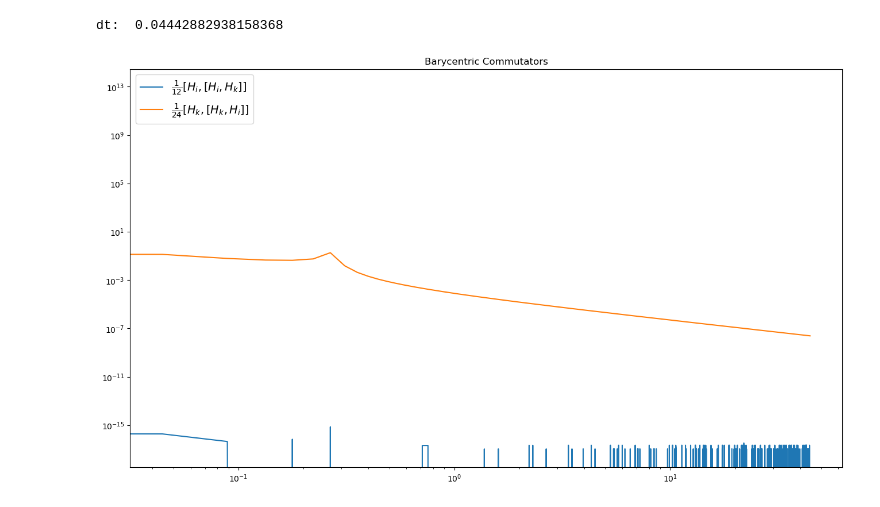
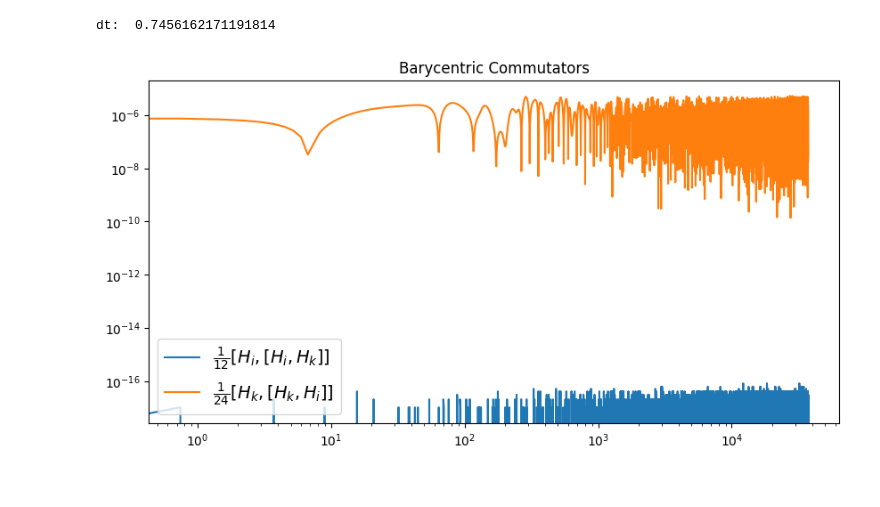
Before and after one commit to luke-wriglesworth/rebound, a Jupyter notebook: barycentric testing/commutator/commutator.ipynb, the cells around one changed output. Cells and saved outputs as stored; diff of their text form; code cells hidden in the pictures.

```diff
--- a/barycentric testing/commutator/commutator.ipynb
+++ b/barycentric testing/commutator/commutator.ipynb
@@ -36,7 +36,7 @@ def commutator_i_i_k(r,dt):
     kepler_operator(r,-dt/2.);
     interaction_operator(r,-dt);
     ef = sim.energy();
-    return np.abs(ef-ei)/np.abs(ei)/12.
+    return (np.abs(ef-ei)/np.abs(ei))/12.
 
 # [H_k,[H_k,H_i]]
 def commutator_k_k_i(r,dt):
@@ -52,43 +52,41 @@ def commutator_k_k_i(r,dt):
     interaction_operator(r,-dt)
     kepler_operator(r,-dt/2.)
     ef = sim.energy()
-    return np.abs(ef-ei)/np.abs(ei)/24.
+    return (np.abs(ef-ei)/np.abs(ei))/24.
 
 def init_particles(sim):
-    sim.add(m=1.)
-    sim.add(m=1.,a=1.)
-
-    #data.add_outer_solar_system(sim)
-
+    # sim.add(m=1.)
+    # sim.add(m=1.,a=1.)
+    data.add_outer_solar_system(sim)
     #data.add_solar_system(sim)
 
 sim = rebound.Simulation()
 sim.integrator= "whfast"
 sim.ri_whfast.coordinates = "barycentric"
 sim.ri_whfast.corrector = 0
 r = byref(sim)
 init_particles(sim)
 p = sim.particles[1].P
 dt = p/100.
 print("dt: ",dt)
-times = np.arange(0,10*sim.particles[1].P,dt)
+times = np.arange(0,500*sim.particles[1].P,dt)
 iik = np.zeros(len(times))
 kki = np.zeros(len(times))
 
 for i,t in enumerate(times):
     sim.integrate(t)
     iik[i] = commutator_i_i_k(r,dt)
     kki[i] = commutator_k_k_i(r,dt)
     p = sim.particles[1].P
 
-fig = plt.figure(figsize  = (16,9))
+fig = plt.figure(figsize  = (10,5))
 plt.title("Barycentric Commutators")
 plt.plot(times,iik ,label=r"$\frac{1}{12}[H_i,[H_i,H_k]]$")
 plt.plot(times,kki, label=r"$\frac{1}{24}[H_k,[H_k,H_i]]$")
 plt.yscale('log')
 plt.xscale('log')
-plt.legend(loc = "upper left", fontsize=14)
+plt.legend(loc = "lower left", fontsize=14)
 plt.show()
 # %% [output]
-dt:  0.04442882938158368
+dt:  0.7456162171191814
-[figure, old version]
+[figure, new version]
```
Also changed, not shown: 1 other file.
